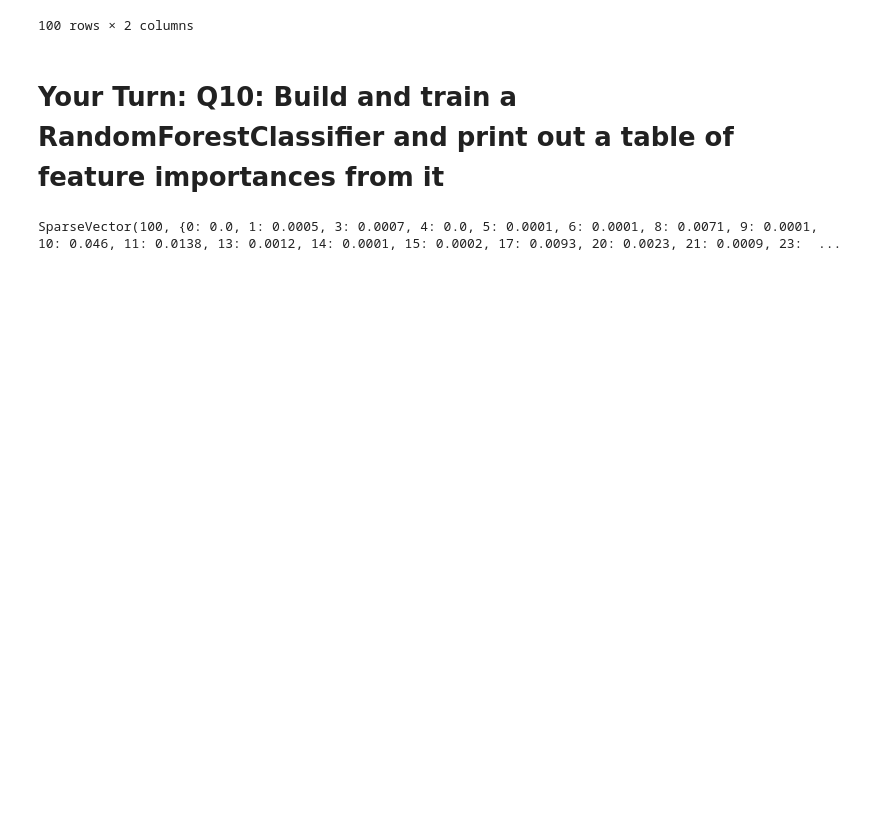
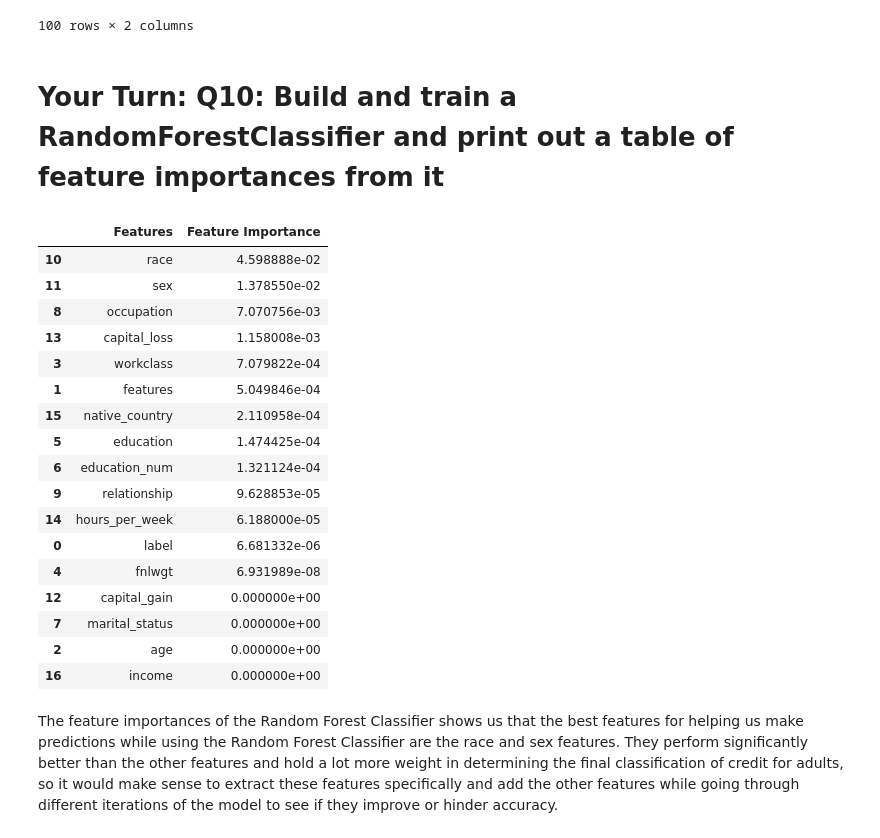
Before and after one commit to krishisharma45/springboard-homework, a Jupyter notebook: Mini_Project_Spark_ML.ipynb, the cells around one changed output. Saved outputs shown, nothing was run; the diff lists cells and outputs as text; code cells hidden in the pictures; blank space fills up the shorter version.

Commit message:
final commit to fix feature importances display

```diff
--- a/Mini_Project_Spark_ML.ipynb
+++ b/Mini_Project_Spark_ML.ipynb
@@ -987,18 +986,39 @@ feature_table[['Feature Name', 'Feature Coefficient']]
 # %%
 from pyspark.ml.classification import RandomForestClassifier
 
 # Create initial RandomForestClassifier model
 rf = RandomForestClassifier(labelCol="label", featuresCol="features")
-
 
 # Train model with Training Data
 rfModel = rf.fit(trainingData)
 
 # Use test set to measure the accuracy of our model on new data
 rfPredictions = rfModel.transform(testData)
 rfPredictions.limit(10).toPandas()
 
-# get training summary used for eval metrics and other params
-rfModel.featureImportances
+#print variable names by feature_importances
+feats = {} # a dict to hold feature_name: feature_importance
+for feature, importance in zip(trainingData.columns, rfModel.featureImportances):
+    feats[feature] = importance
+pd.DataFrame(list(feats.items()), columns=['Features', 'Feature Importance']).sort_values('Feature Importance', ascending=False)
 # %% [output]
-SparseVector(100, {0: 0.0, 1: 0.0005, 3: 0.0007, 4: 0.0, 5: 0.0001, 6: 0.0001, 8: 0.0071, 9: 0.0001, 10: 0.046, 11: 0.0138, 13: 0.0012, 14: 0.0001, 15: 0.0002, 17: 0.0093, 20: 0.0023, 21: 0.0009, 23:  ...
+|  | Features | Feature Importance |
+| 10 | race | 4.598888e-02 |
+| 11 | sex | 1.378550e-02 |
+| 8 | occupation | 7.070756e-03 |
+| 13 | capital_loss | 1.158008e-03 |
+| 3 | workclass | 7.079822e-04 |
+| 1 | features | 5.049846e-04 |
+| 15 | native_country | 2.110958e-04 |
+| 5 | education | 1.474425e-04 |
+| 6 | education_num | 1.321124e-04 |
+| 9 | relationship | 9.628853e-05 |
+| 14 | hours_per_week | 6.188000e-05 |
+| 0 | label | 6.681332e-06 |
+| 4 | fnlwgt | 6.931989e-08 |
+| 12 | capital_gain | 0.000000e+00 |
+| 7 | marital_status | 0.000000e+00 |
+| 2 | age | 0.000000e+00 |
+| 16 | income | 0.000000e+00 |
+# %% [markdown]
+The feature importances of the Random Forest Classifier shows us that the best features for helping us make predictions while using the Random Forest Classifier are the race and sex features. They perform significantly better than the other features and hold a lot more weight in determining the final classification of credit for adults, so it would make sense to extract these features specifically and add the other features while going through different iterations of the model to see if they improve or hinder accuracy.
```
Also changed, not shown: parts of 3 cells of this notebook.
